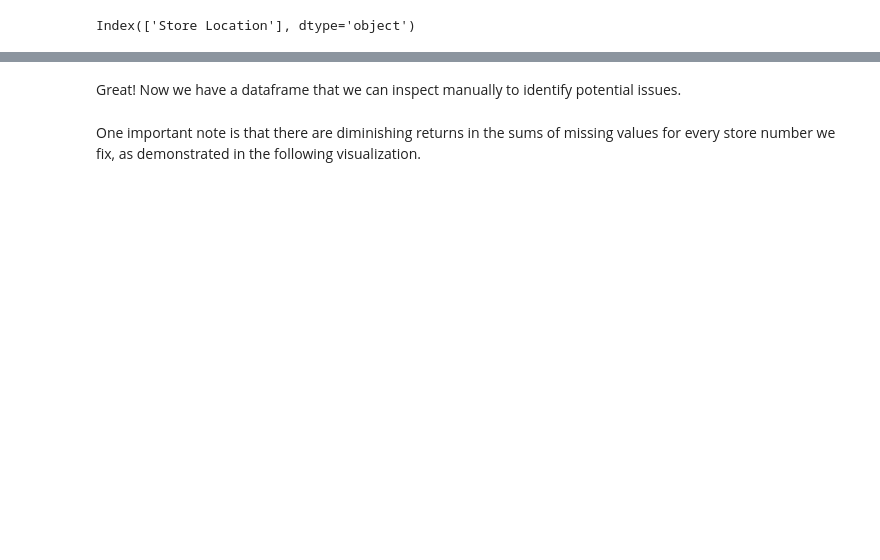
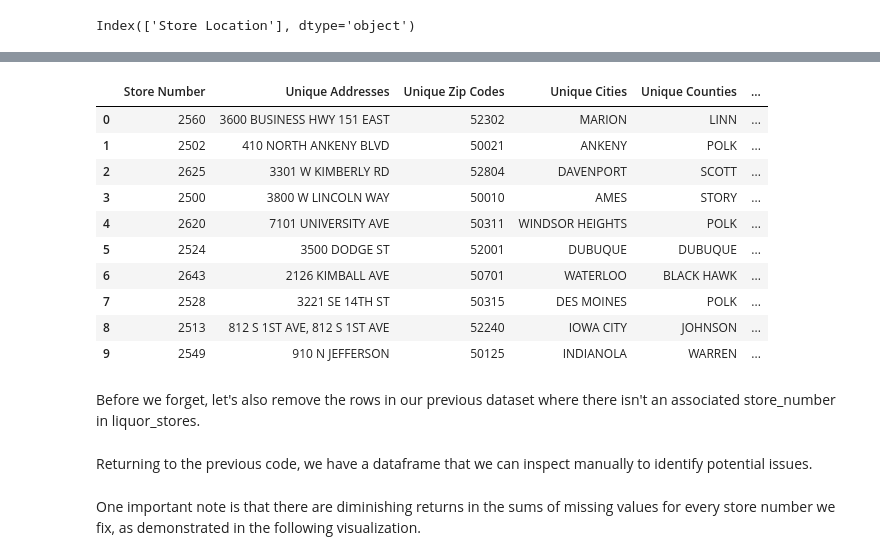
Before and after one commit to r-lode/IA_LiquorAnalytics, a Jupyter notebook: data/data_preprocess_02.ipynb, the cells around one changed output, grey strips where cells are left out. Cells and saved outputs as stored; diff of their text form; code cells hidden in the pictures; blank space fills up the shorter version.

Commit message:
Added county validation step in first round of data processing to improve accuracy of filling in geodata. Continued to updated markdown for more clarity

```diff
--- a/data/data_preprocess_02.ipynb
+++ b/data/data_preprocess_02.ipynb
@@ -247,8 +279,30 @@ Total unfillable store numbers: 31
+# %%
+#grab address column from liquor_stores for comparison
+final_df_of_unique_vals = final_df_of_unique_vals.merge(liquor_stores[['Store Number', 'Address']], on='Store Number', how='left')
+# %%
+#rename address column for clarity
+final_df_of_unique_vals.rename(columns={'Address': 'liquor_stores_address'}, inplace=True)
+# %%
+final_df_of_unique_vals.head(10)
+# %% [output]
+|  | Store Number | Unique Addresses | Unique Zip Codes | Unique Cities | Unique Counties | ... |
+| 0 | 2560 | 3600 BUSINESS HWY 151 EAST | 52302 | MARION | LINN | ... |
+| 1 | 2502 | 410 NORTH ANKENY BLVD | 50021 | ANKENY | POLK | ... |
+| 2 | 2625 | 3301 W KIMBERLY RD | 52804 | DAVENPORT | SCOTT | ... |
+| 3 | 2500 | 3800 W LINCOLN WAY | 50010 | AMES | STORY | ... |
+| 4 | 2620 | 7101 UNIVERSITY AVE | 50311 | WINDSOR HEIGHTS | POLK | ... |
+| 5 | 2524 | 3500 DODGE ST | 52001 | DUBUQUE | DUBUQUE | ... |
+| 6 | 2643 | 2126 KIMBALL AVE | 50701 | WATERLOO | BLACK HAWK | ... |
+| 7 | 2528 | 3221 SE 14TH ST | 50315 | DES MOINES | POLK | ... |
+| 8 | 2513 | 812 S 1ST AVE, 812 S 1ST AVE | 52240 | IOWA CITY | JOHNSON | ... |
+| 9 | 2549 | 910 N JEFFERSON | 50125 | INDIANOLA | WARREN | ... |
+# %% [markdown]
+Before we forget, let's also remove the rows in our previous dataset where there isn't an associated store_number in liquor_stores.
 # %%
 #We have to remove rows that don't have a corresponding store number in liquor_stores
 nan_location_df = nan_location_df[~nan_location_df['Store Number'].isin(unfillable_store_numbers)]
 # %% [markdown]
-Great! Now we have a dataframe that we can inspect manually to identify potential issues.
+Returning to the previous code, we have a dataframe that we can inspect manually to identify potential issues.
 # %% [markdown]
 One important note is that there are diminishing returns in the sums of missing values for every store number we fix, as demonstrated in the following visualization.
 # %%
```
Also changed, not shown: parts of 35 cells of this notebook, 5 other files.
